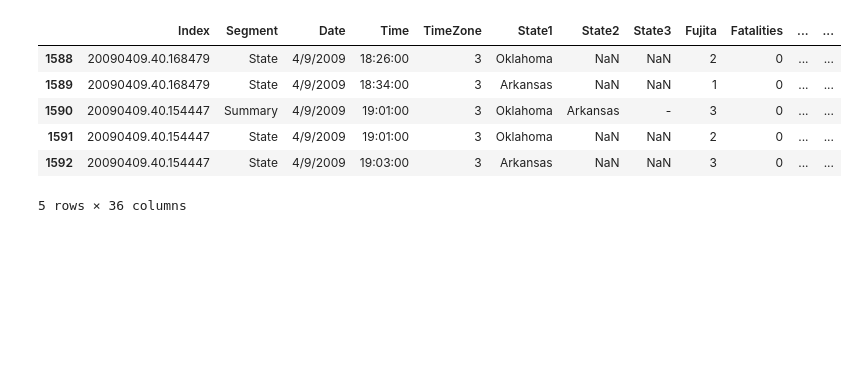
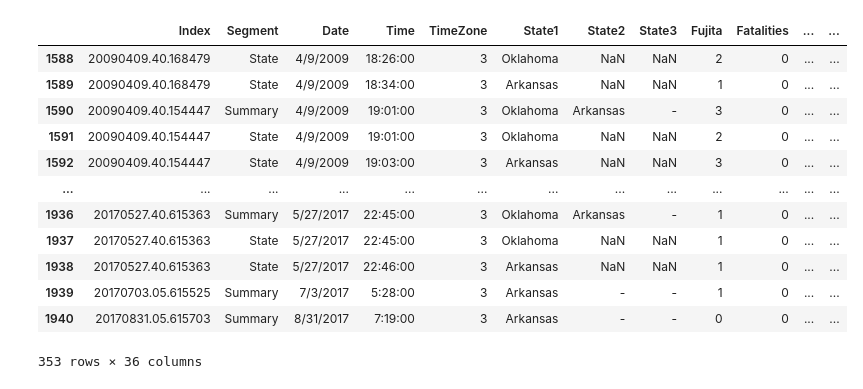
Before and after one commit to williamrhayes/TornadoAnalysis, a Jupyter notebook: Programs/TornadoAnalysis_GP.ipynb, the cells around one changed output. Saved outputs shown, nothing was run; the diff lists cells and outputs as text; code cells hidden in the pictures; blank space fills up the shorter version.

```diff
--- a/Programs/TornadoAnalysis_GP.ipynb
+++ b/Programs/TornadoAnalysis_GP.ipynb
@@ -39,14 +41,27 @@ Datum: North American Datum 1983
 # %%
+# Converting CSV touchdown data to a Point class so
+# it can be interpreted by Geopandas
 touchdown_points = [shapely.geometry.Point((float(x),float(y))) for x,y in zip(tornadoes['TouchdownLon'],tornadoes['TouchdownLat'])]
 liftoff_points = [shapely.geometry.Point((float(x),float(y))) for x,y in zip(tornadoes['LiftoffLon'],tornadoes['LiftoffLat'])]
-tornado_td_gdf = gpd.GeoDataFrame(tornadoes,
-                                  geometry = touchdown_points)
-tornado_td_gdf.head()
+
+# Creating Geodataframes
+tornado_td_gdf = gpd.GeoDataFrame(tornadoes, geometry = touchdown_points)
+tornado_lo_gdf = gpd.GeoDataFrame(tornadoes, geometry = liftoff_points)
+
+# Displaying a sample of the
+# data
+tornado_td_gdf
 # %% [output]
 |  | Index | Segment | Date | Time | TimeZone | State1 | State2 | State3 | Fujita | Fatalities | ... | ... |
 | 1588 | 20090409.40.168479 | State | 4/9/2009 | 18:26:00 | 3 | Oklahoma | NaN | NaN | 2 | 0 | ... | ... |
 | 1589 | 20090409.40.168479 | State | 4/9/2009 | 18:34:00 | 3 | Arkansas | NaN | NaN | 1 | 0 | ... | ... |
 | 1590 | 20090409.40.154447 | Summary | 4/9/2009 | 19:01:00 | 3 | Oklahoma | Arkansas | - | 3 | 0 | ... | ... |
 | 1591 | 20090409.40.154447 | State | 4/9/2009 | 19:01:00 | 3 | Oklahoma | NaN | NaN | 2 | 0 | ... | ... |
 | 1592 | 20090409.40.154447 | State | 4/9/2009 | 19:03:00 | 3 | Arkansas | NaN | NaN | 3 | 0 | ... | ... |
+| ... | ... | ... | ... | ... | ... | ... | ... | ... | ... | ... | ... | ... |
+| 1936 | 20170527.40.615363 | Summary | 5/27/2017 | 22:45:00 | 3 | Oklahoma | Arkansas | - | 1 | 0 | ... | ... |
+| 1937 | 20170527.40.615363 | State | 5/27/2017 | 22:45:00 | 3 | Oklahoma | NaN | NaN | 1 | 0 | ... | ... |
+| 1938 | 20170527.40.615363 | State | 5/27/2017 | 22:46:00 | 3 | Arkansas | NaN | NaN | 1 | 0 | ... | ... |
+| 1939 | 20170703.05.615525 | Summary | 7/3/2017 | 5:28:00 | 3 | Arkansas | - | - | 1 | 0 | ... | ... |
+| 1940 | 20170831.05.615703 | Summary | 8/31/2017 | 7:19:00 | 3 | Arkansas | - | - | 0 | 0 | ... | ... |
-5 rows × 36 columns
+353 rows × 36 columns
```
Also changed, not shown: parts of 9 cells of this notebook.
